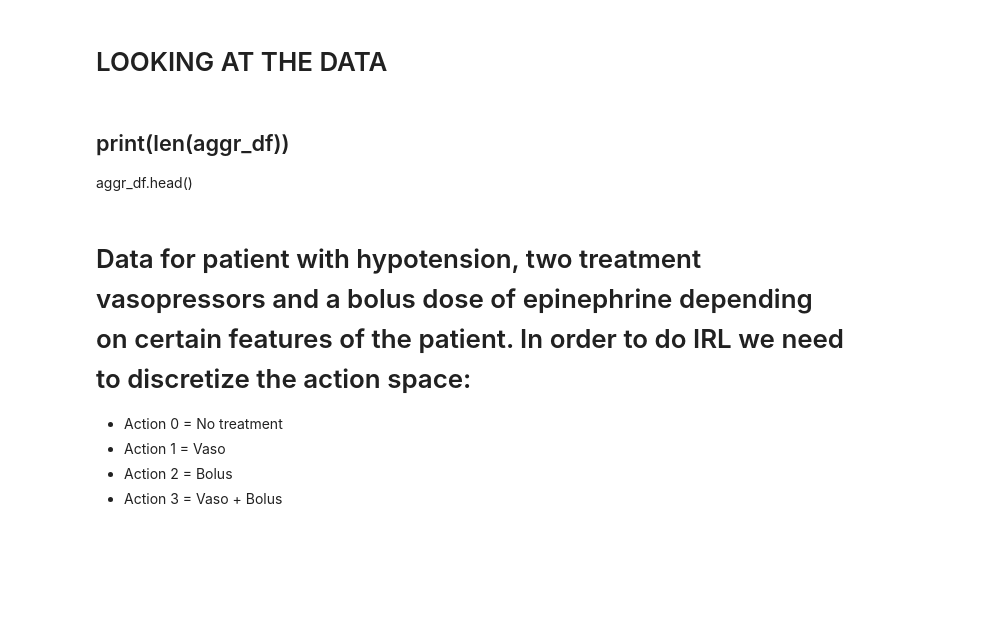
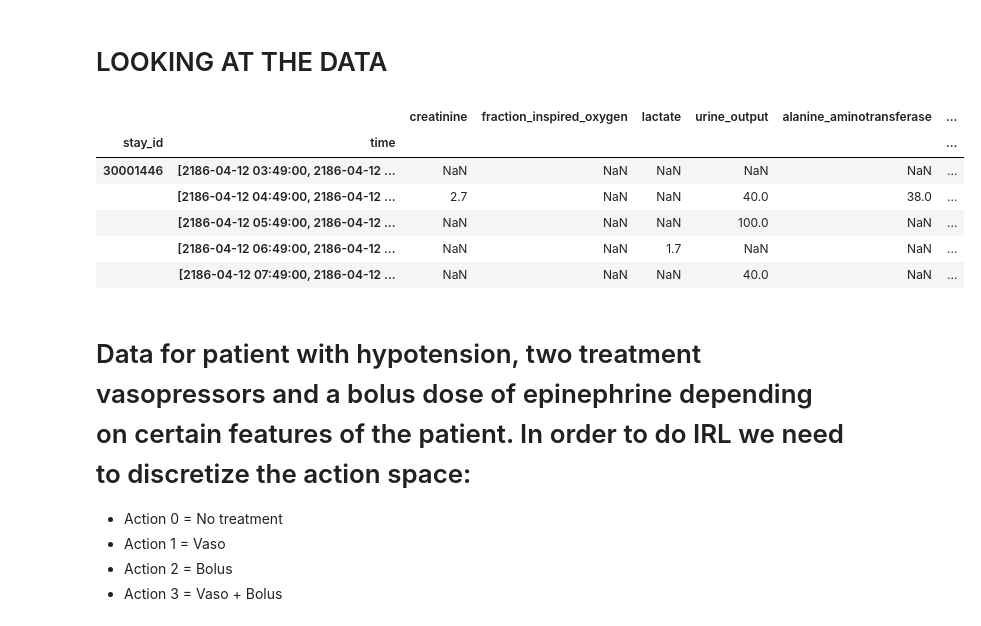
Before and after one commit to jamin9902/mimic-irl, a Jupyter notebook: mimic/mimic_test.ipynb, the cells around one changed output. Cells and saved outputs as stored; diff of their text form; code cells hidden in the pictures; blank space fills up the shorter version.

```diff
--- a/mimic/mimic_test.ipynb
+++ b/mimic/mimic_test.ipynb
@@ -71,9 +72,17 @@ drop_columns = ['vaso(amount)','bolus(amount)',\
             'any_treatment(binary)','vaso(binary)','bolus(binary)']
 # %% [markdown]
 # LOOKING AT THE DATA
-# %% [markdown]
-## print(len(aggr_df))
-aggr_df.head()
+# %%
+## print(len(aggr_df))
+aggr_df.head()
+# %% [output]
+|  |  | creatinine | fraction_inspired_oxygen | lactate | urine_output | alanine_aminotransferase | ... |
+| stay_id | time |  |  |  |  |  | ... |
+| 30001446 | [2186-04-12 03:49:00, 2186-04-12 ... | NaN | NaN | NaN | NaN | NaN | ... |
+|  | [2186-04-12 04:49:00, 2186-04-12 ... | 2.7 | NaN | NaN | 40.0 | 38.0 | ... |
+|  | [2186-04-12 05:49:00, 2186-04-12 ... | NaN | NaN | NaN | 100.0 | NaN | ... |
+|  | [2186-04-12 06:49:00, 2186-04-12 ... | NaN | NaN | 1.7 | NaN | NaN | ... |
+|  | [2186-04-12 07:49:00, 2186-04-12 ... | NaN | NaN | NaN | 40.0 | NaN | ... |
 # %% [markdown]
 # Data for patient with hypotension, two treatment vasopressors and a bolus dose of epinephrine depending on certain features of the patient. In order to do IRL we need to discretize the action space:
 * Action 0 = No treatment
```
Also changed, not shown: parts of 23 cells of this notebook.
